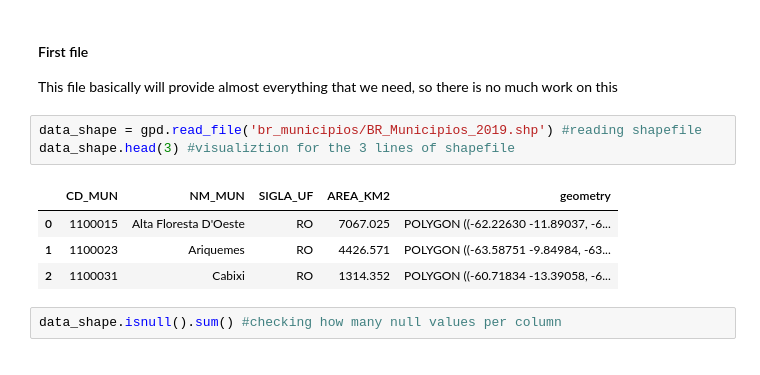
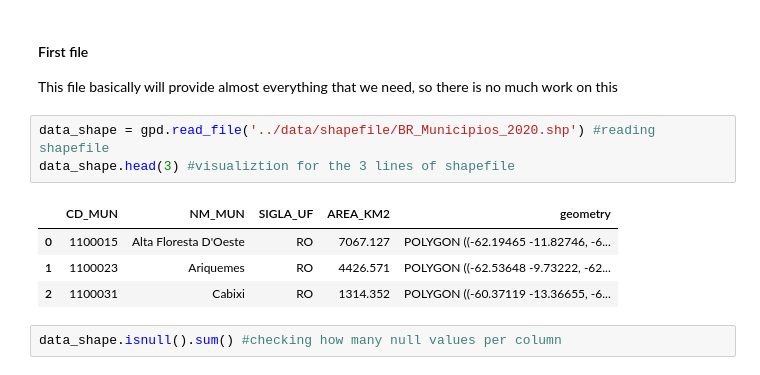
Before and after one commit to rfelipesilva/jupyternotebook-IBGEAreasAnalysis-python38, a Jupyter notebook: src/IBGE_Areas_Analysis.ipynb, the cells around one changed output. Saved outputs shown, nothing was run; the diff lists cells and outputs as text.

```diff
--- a/src/IBGE_Areas_Analysis.ipynb
+++ b/src/IBGE_Areas_Analysis.ipynb
@@ -29,13 +29,13 @@ ________________________________________________________________________________
 #### First file
 This file basically will provide almost everything that we need, so there is no much work on this
 # %%
-data_shape = gpd.read_file('br_municipios/BR_Municipios_2019.shp') #reading shapefile
+data_shape = gpd.read_file('../data/shapefile/BR_Municipios_2020.shp') #reading shapefile
 data_shape.head(3) #visualiztion for the 3 lines of shapefile
 # %% [output]
 |  | CD_MUN | NM_MUN | SIGLA_UF | AREA_KM2 | geometry |
-| 0 | 1100015 | Alta Floresta D'Oeste | RO | 7067.025 | POLYGON ((-62.22630 -11.89037, -6... |
-| 1 | 1100023 | Ariquemes | RO | 4426.571 | POLYGON ((-63.58751 -9.84984, -63... |
-| 2 | 1100031 | Cabixi | RO | 1314.352 | POLYGON ((-60.71834 -13.39058, -6... |
+| 0 | 1100015 | Alta Floresta D'Oeste | RO | 7067.127 | POLYGON ((-62.19465 -11.82746, -6... |
+| 1 | 1100023 | Ariquemes | RO | 4426.571 | POLYGON ((-62.53648 -9.73222, -62... |
+| 2 | 1100031 | Cabixi | RO | 1314.352 | POLYGON ((-60.37119 -13.36655, -6... |
 # %%
 data_shape.isnull().sum() #checking how many null values per column
 # %% [output]
```
Also changed, not shown: parts of 1 cell of this notebook, 11 other files.
